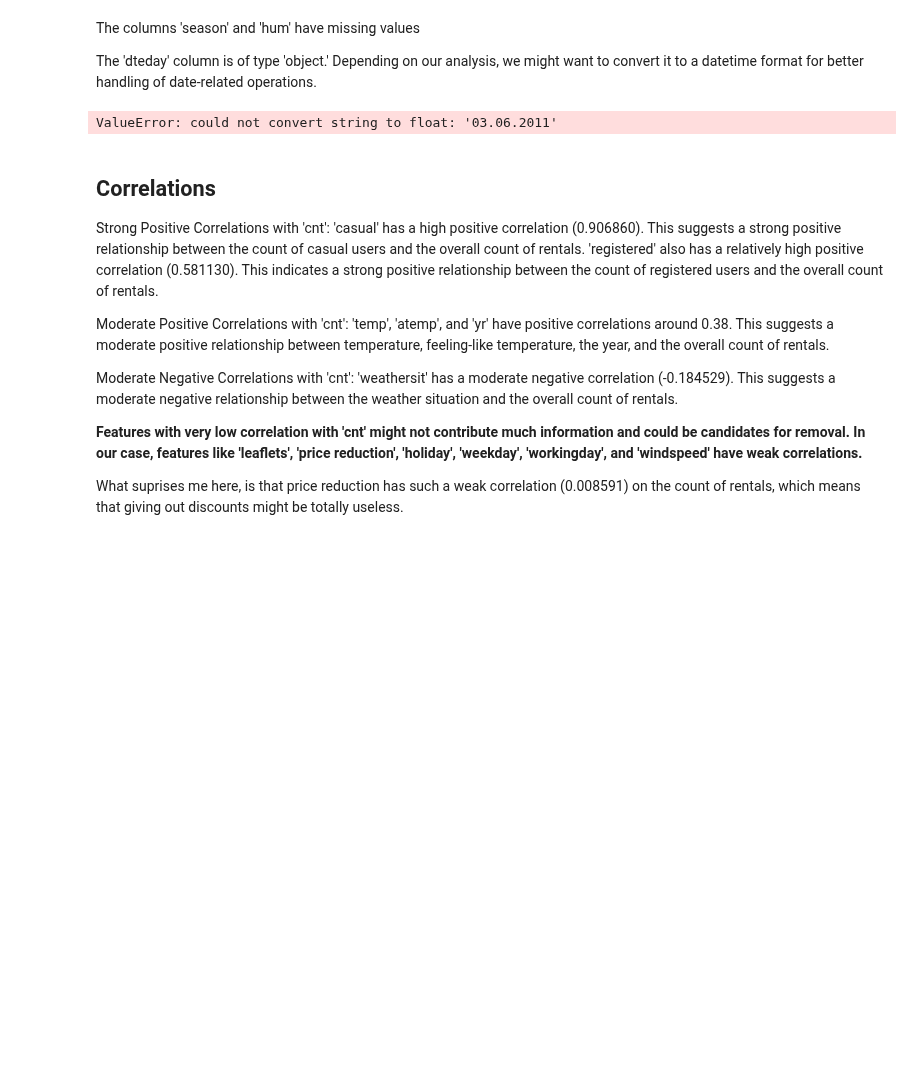
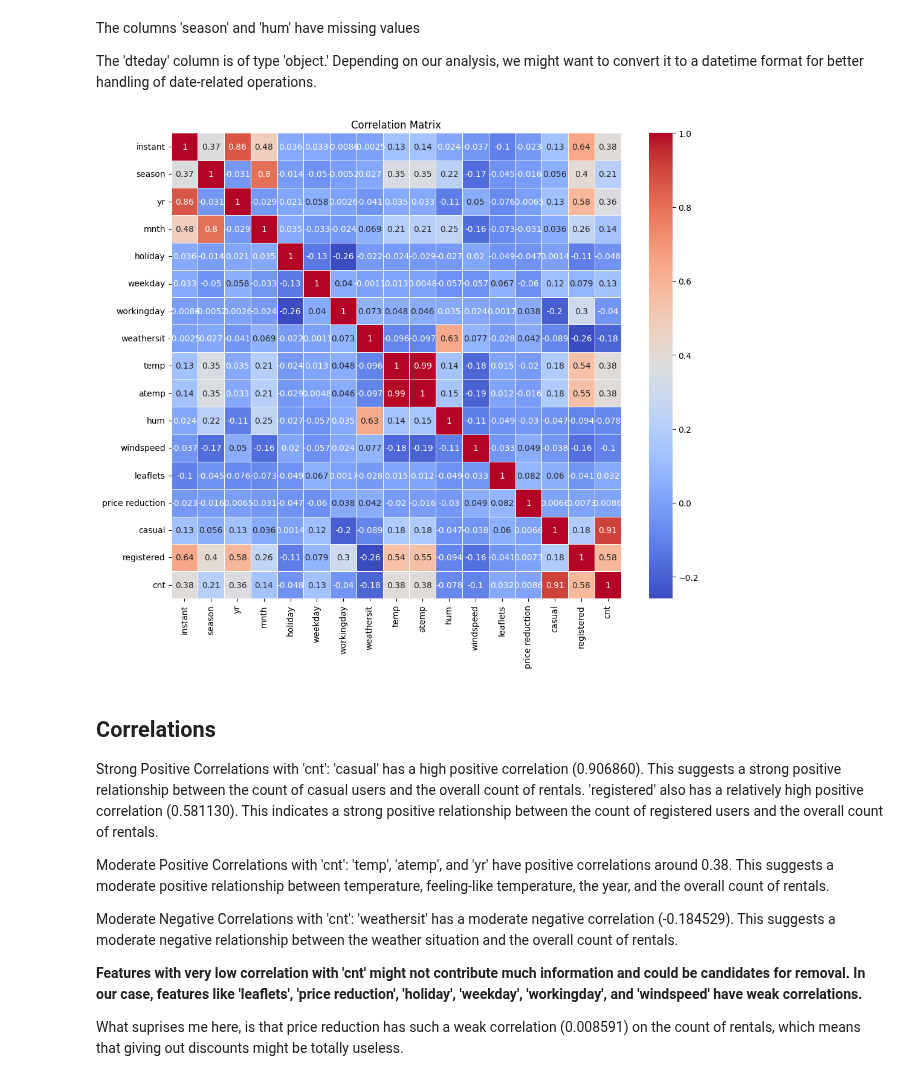
Before and after one commit to PatrykGadziomski/Bike-Rental-Prediction, a Jupyter notebook: Project Data set and Description-20231027/Visualisations_Linus.ipynb, the cells around one changed output. Cells and saved outputs as stored; diff of their text form; code cells hidden in the pictures; blank space fills up the shorter version.

```diff
--- a/Project Data set and Description-20231027/Visualisations_Linus.ipynb
+++ b/Project Data set and Description-20231027/Visualisations_Linus.ipynb
@@ -164,19 +155,15 @@ The columns 'season' and 'hum' have missing values
 The 'dteday' column is of type 'object.' Depending on our analysis, we might want to convert it to a datetime format for better handling of date-related operations.
 # %%
 # Compute the correlation matrix
-correlation_matrix = df.corr()
+correlation_matrix = df.corr(numeric_only=True)
 
-# Extract the correlation values for 'cnt'
-correlation_with_cnt = correlation_matrix['cnt']
-
-# Create a heatmap with color-coded background
-plt.figure(figsize=(10, 8))
-sns.heatmap(correlation_with_cnt.to_frame(), annot=True, cmap='coolwarm', cbar=False)
-plt.title('Correlation with "cnt"')
+# Create a heatmap of the entire correlation matrix
+plt.figure(figsize=(12, 10))
+sns.heatmap(correlation_matrix, annot=True, cmap='coolwarm', linewidths=0.5)
+plt.title('Correlation Matrix')
 plt.show()
-# correlation map didnt work for me because of dtday (ValueError: could not convert string to float: '03.06.2011') - Tristan
 # %% [output]
-ValueError: could not convert string to float: '03.06.2011'
+[figure, added]
 # %% [markdown]
 <h2>Correlations</h2>
 
```
Also changed, not shown: parts of 3 cells of this notebook.
